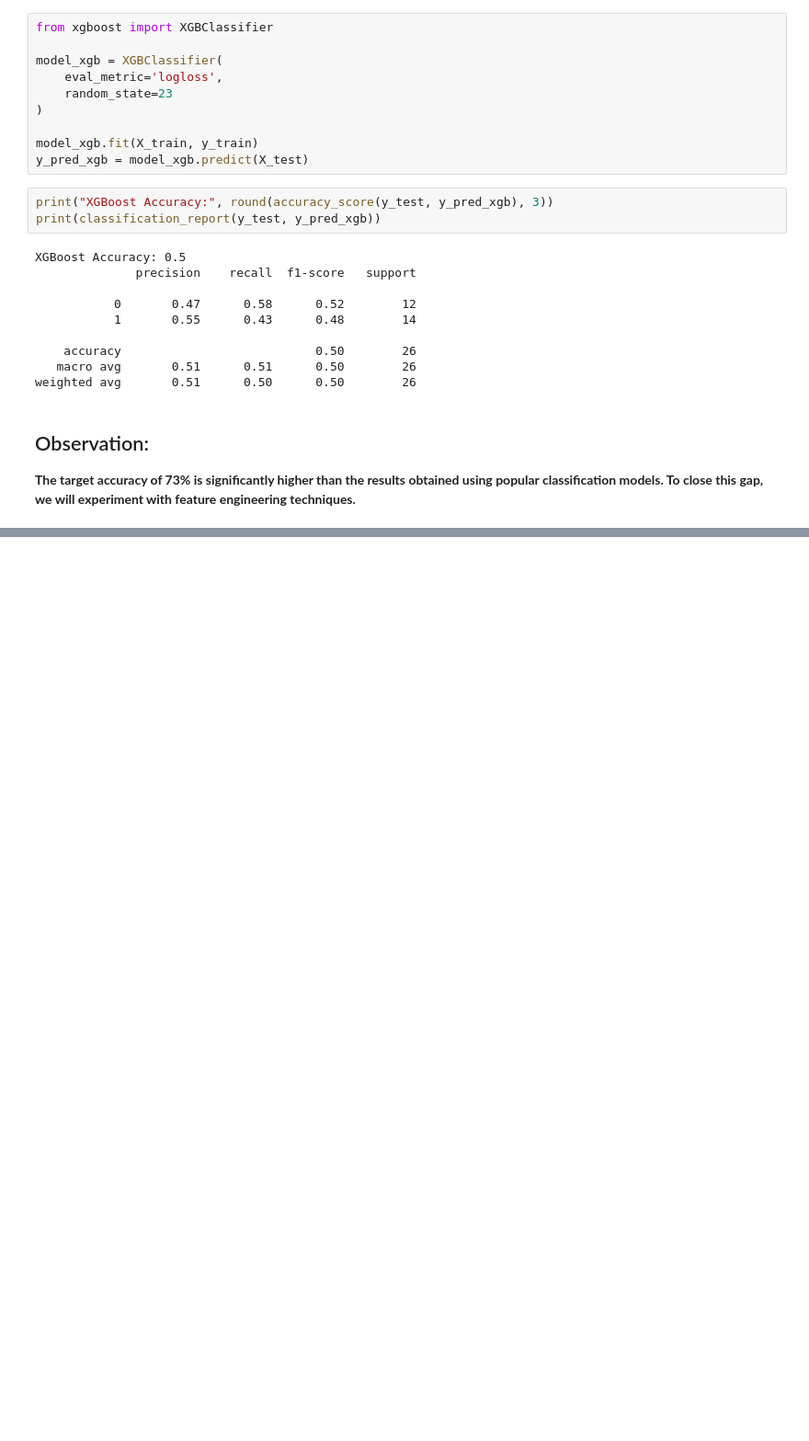
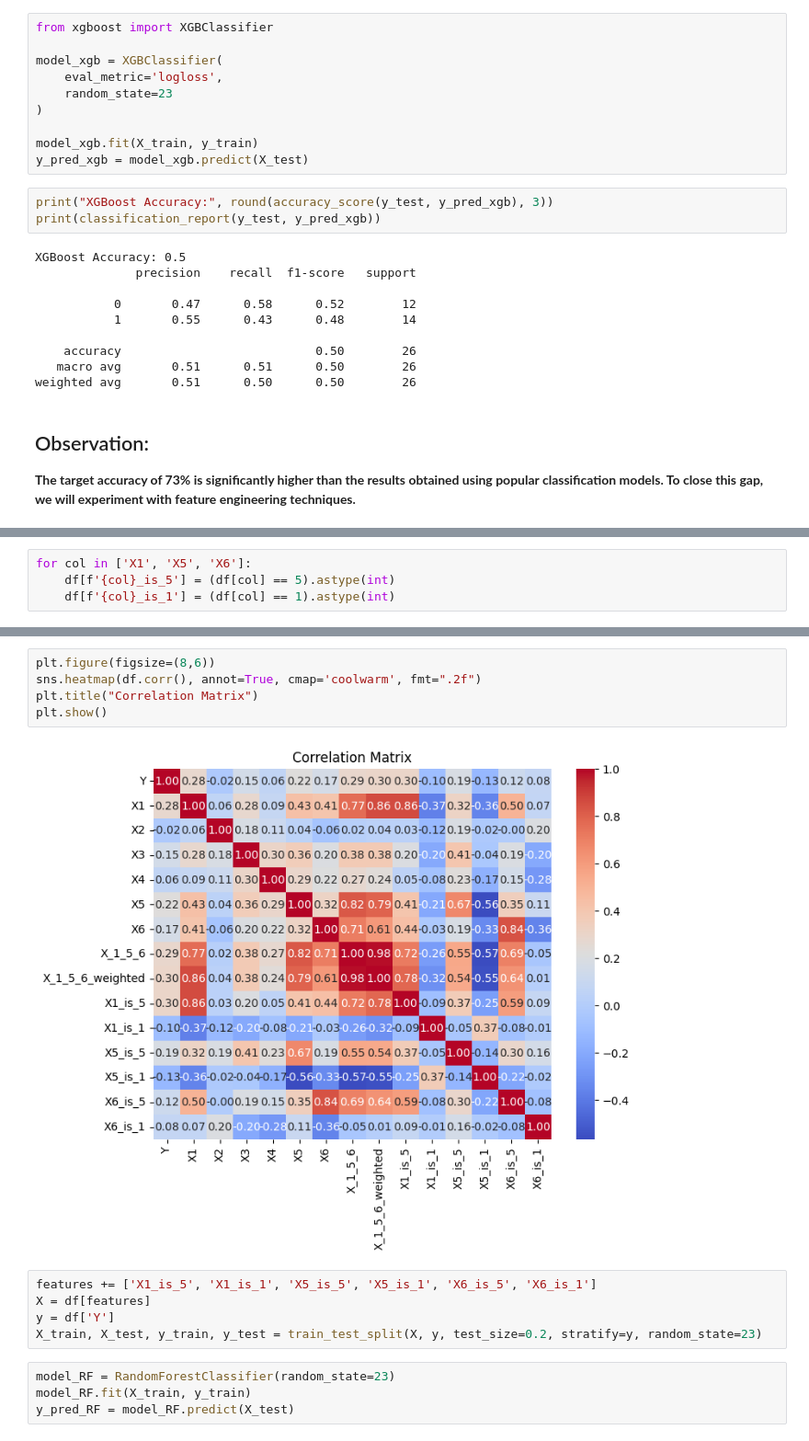
Before and after one commit to FederCO23/LZQxEzGjrpgnXu10, a Jupyter notebook: HappyCustomers.ipynb, the cells around one changed output, grey strips where cells are left out. Shown at 92% size. Drawn from its saved outputs; the diff is of its cells as text; blank space fills up the shorter version.

```diff
--- a/HappyCustomers.ipynb
+++ b/HappyCustomers.ipynb
@@ -230,0 +324,4 @@ weighted avg       0.51      0.50      0.50        26
+# %%
+for col in ['X1', 'X5', 'X6']:
+    df[f'{col}_is_5'] = (df[col] == 5).astype(int)
+    df[f'{col}_is_1'] = (df[col] == 1).astype(int)
@@ -230,0 +337,16 @@ weighted avg       0.51      0.50      0.50        26
+# %%
+plt.figure(figsize=(8,6))
+sns.heatmap(df.corr(), annot=True, cmap='coolwarm', fmt=".2f")
+plt.title("Correlation Matrix")
+plt.show()
+# %% [output]
+[figure, added]
+# %%
+features += ['X1_is_5', 'X1_is_1', 'X5_is_5', 'X5_is_1', 'X6_is_5', 'X6_is_1']
+X = df[features]
+y = df['Y']
+X_train, X_test, y_train, y_test = train_test_split(X, y, test_size=0.2, stratify=y, random_state=23)
+# %%
+model_RF = RandomForestClassifier(random_state=23)
+model_RF.fit(X_train, y_train)
+y_pred_RF = model_RF.predict(X_test)
```
Also changed, not shown: parts of 28 cells of this notebook.
